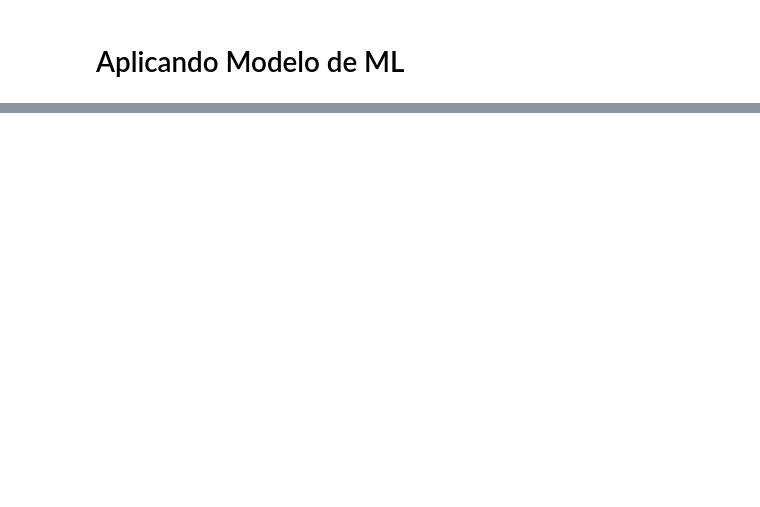
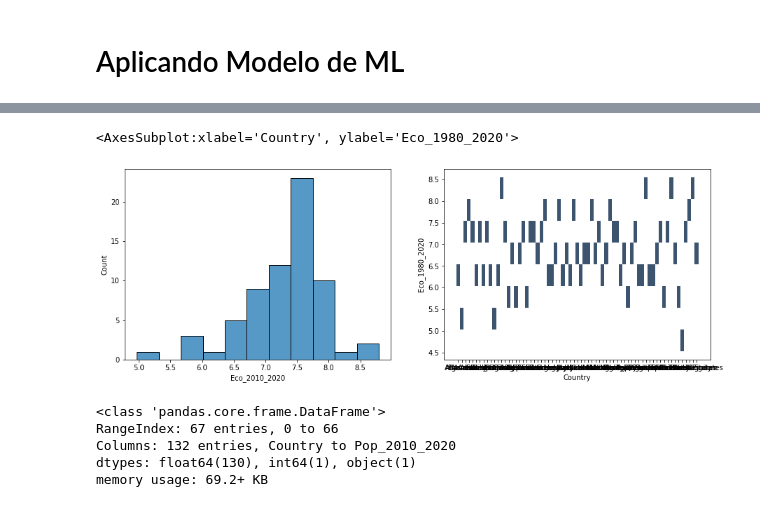
Before and after one commit to CesarSun/Digital-House-G3, a Jupyter notebook: T4-Integrador/DH_G3_T4_World_Freedom.ipynb, the cells around one changed output, grey strips where cells are left out. Saved outputs shown, nothing was run; the diff lists cells and outputs as text; code cells hidden in the pictures; blank space fills up the shorter version.

```diff
--- a/T4-Integrador/DH_G3_T4_World_Freedom.ipynb
+++ b/T4-Integrador/DH_G3_T4_World_Freedom.ipynb
@@ -626,0 +680,20 @@ ax
+# %%
+fig, axes = plt.subplots(1, 2, sharex=False, figsize=(15,5))
+
+sns.histplot(ax=axes[0], data = DF_std2.Eco_2010_2020)
+
+sns.histplot(ax=axes[1], data = DF_std2,
+             x = 'Country',
+             y = 'Eco_1980_2020')
+# %% [output]
+<AxesSubplot:xlabel='Country', ylabel='Eco_1980_2020'>
+[figure, added]
+# %%
+#DF_std2.dtypes.loc[DF_std2.dtypes == object]
+DF_std2.info()
+# %% [output]
+<class 'pandas.core.frame.DataFrame'>
+RangeIndex: 67 entries, 0 to 66
+Columns: 132 entries, Country to Pop_2010_2020
+dtypes: float64(130), int64(1), object(1)
+memory usage: 69.2+ KB
```
Also changed, not shown: parts of 31 cells of this notebook, 3 other files.
